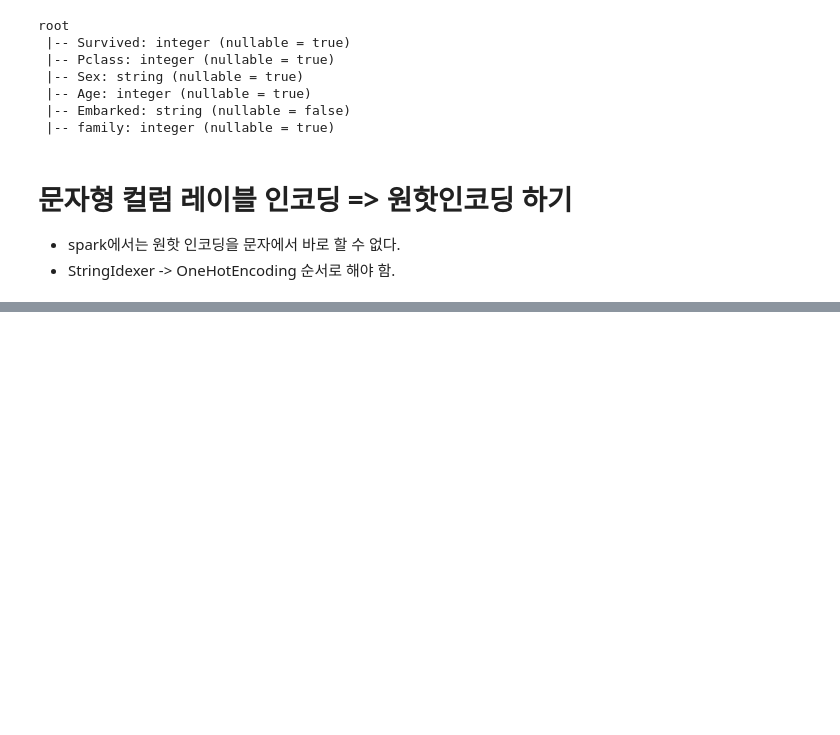
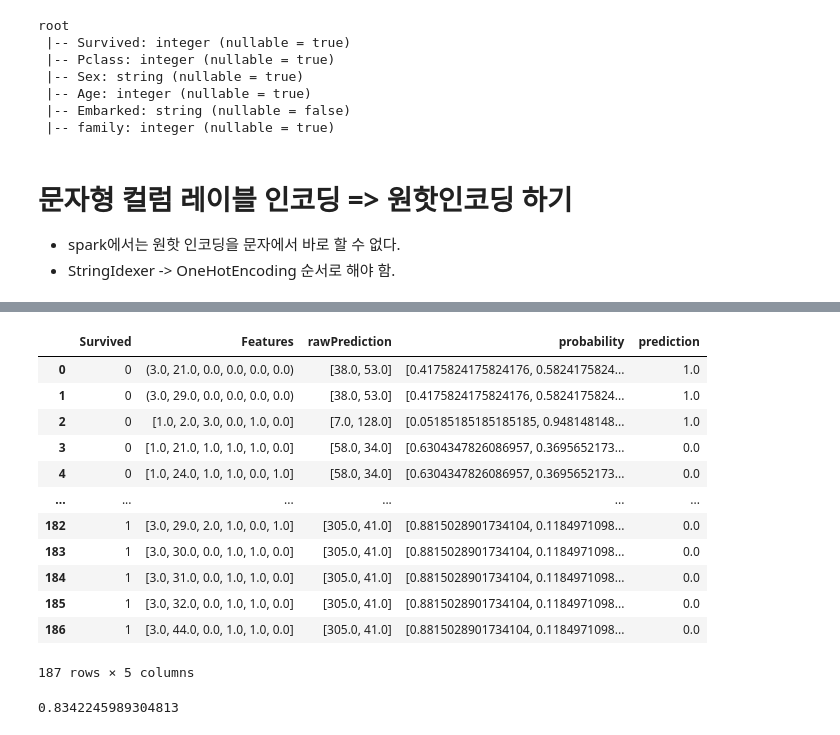
Before and after one commit to haram4th/himedia, a Jupyter notebook: pyspark_01기본문법.ipynb, the cells around one changed output, grey strips where cells are left out. Drawn from its saved outputs; the diff is of its cells as text; code cells hidden in the pictures; blank space fills up the shorter version.

```diff
--- a/pyspark_01기본문법.ipynb
+++ b/pyspark_01기본문법.ipynb
@@ -1083,0 +1180,3 @@ one_hot = one_hot.drop('Sex', 'Embarked', 'SexIndex', 'EmbarkedIndex')
+# %%
+df = df.drop('Pclass', 'Age', 'family', 'Sex_vec', 'Embarked_vec')
+df.show()
@@ -1083,0 +1204,2 @@ one_hot = one_hot.drop('Sex', 'Embarked', 'SexIndex', 'EmbarkedIndex')
+# %%
+(train_data, test_data) = df.randomSplit([0.8, 0.2], seed=10)
@@ -1083,0 +1262,5 @@ one_hot = one_hot.drop('Sex', 'Embarked', 'SexIndex', 'EmbarkedIndex')
+# %%
+dtc = DecisionTreeClassifier(featuresCol= 'Features', labelCol='Survived', maxDepth=3)
+dtc = dtc.fit(train_data)
+pred = dtc.transform(test_data)
+pred.show()
@@ -1083,0 +1287,22 @@ one_hot = one_hot.drop('Sex', 'Embarked', 'SexIndex', 'EmbarkedIndex')
+# %%
+pred = pred.toPandas()
+# %%
+pred
+# %% [output]
+|  | Survived | Features | rawPrediction | probability | prediction |
+| 0 | 0 | (3.0, 21.0, 0.0, 0.0, 0.0, 0.0) | [38.0, 53.0] | [0.4175824175824176, 0.5824175824... | 1.0 |
+| 1 | 0 | (3.0, 29.0, 0.0, 0.0, 0.0, 0.0) | [38.0, 53.0] | [0.4175824175824176, 0.5824175824... | 1.0 |
+| 2 | 0 | [1.0, 2.0, 3.0, 0.0, 1.0, 0.0] | [7.0, 128.0] | [0.05185185185185185, 0.948148148... | 1.0 |
+| 3 | 0 | [1.0, 21.0, 1.0, 1.0, 1.0, 0.0] | [58.0, 34.0] | [0.6304347826086957, 0.3695652173... | 0.0 |
+| 4 | 0 | [1.0, 24.0, 1.0, 1.0, 0.0, 1.0] | [58.0, 34.0] | [0.6304347826086957, 0.3695652173... | 0.0 |
+| ... | ... | ... | ... | ... | ... |
+| 182 | 1 | [3.0, 29.0, 2.0, 1.0, 0.0, 1.0] | [305.0, 41.0] | [0.8815028901734104, 0.1184971098... | 0.0 |
+| 183 | 1 | [3.0, 30.0, 0.0, 1.0, 1.0, 0.0] | [305.0, 41.0] | [0.8815028901734104, 0.1184971098... | 0.0 |
+| 184 | 1 | [3.0, 31.0, 0.0, 1.0, 1.0, 0.0] | [305.0, 41.0] | [0.8815028901734104, 0.1184971098... | 0.0 |
+| 185 | 1 | [3.0, 32.0, 0.0, 1.0, 1.0, 0.0] | [305.0, 41.0] | [0.8815028901734104, 0.1184971098... | 0.0 |
+| 186 | 1 | [3.0, 44.0, 0.0, 1.0, 1.0, 0.0] | [305.0, 41.0] | [0.8815028901734104, 0.1184971098... | 0.0 |
+187 rows × 5 columns
+# %%
+print(accuracy_score(pred['prediction'], pred['Survived']))
+# %% [output]
+0.8342245989304813
```
Also changed, not shown: parts of 24 cells of this notebook, 1 other file.
